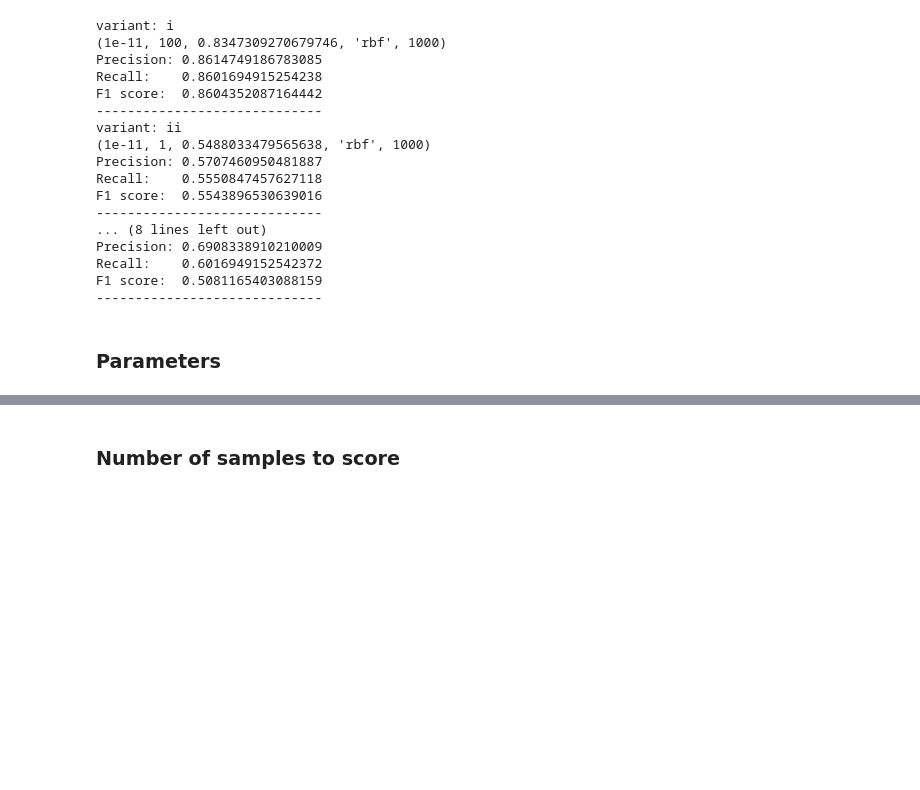
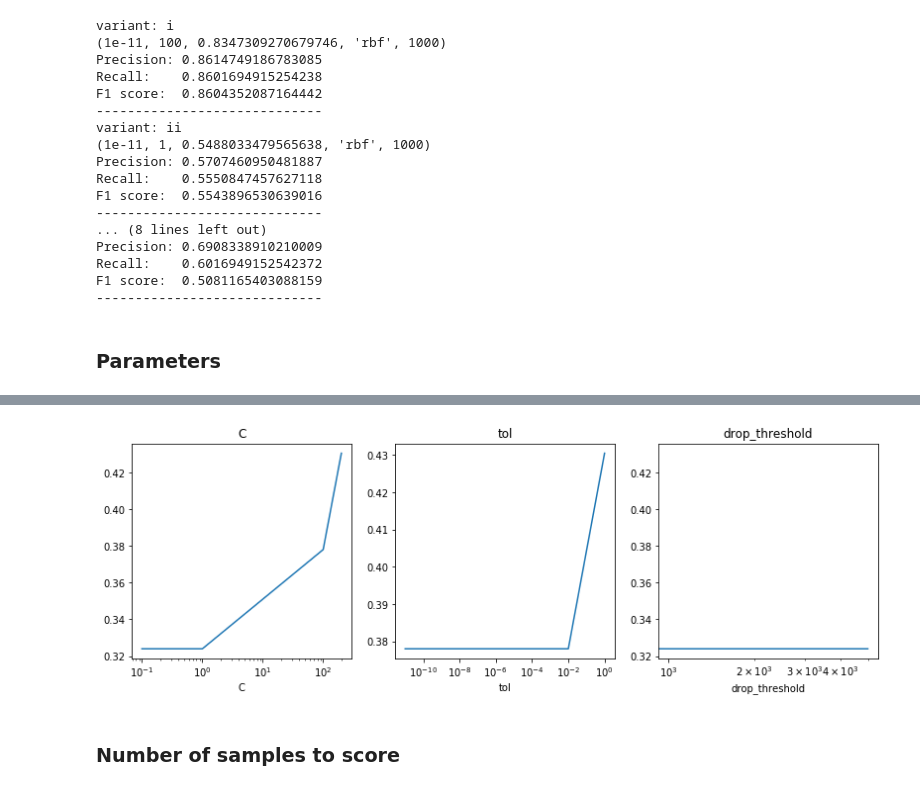
Before and after one commit to Porcupine96/nlp, a Jupyter notebook: lab8/lab8.ipynb, the cells around one changed output, grey strips where cells are left out. Cells and saved outputs as stored; diff of their text form; code cells hidden in the pictures; blank space fills up the shorter version.

```diff
--- a/lab8/lab8.ipynb
+++ b/lab8/lab8.ipynb
@@ -120,3 +135,8 @@ F1 score:  0.5081165403088159
+# %%
+_, _, _, metrics = results['iv']
+plot_metrics_for(metrics)
+# %% [output]
+[figure, added]
 # %% [markdown]
 ### Number of samples to score
 # %%
```
Also changed, not shown: parts of 5 cells of this notebook, 3 other files.
